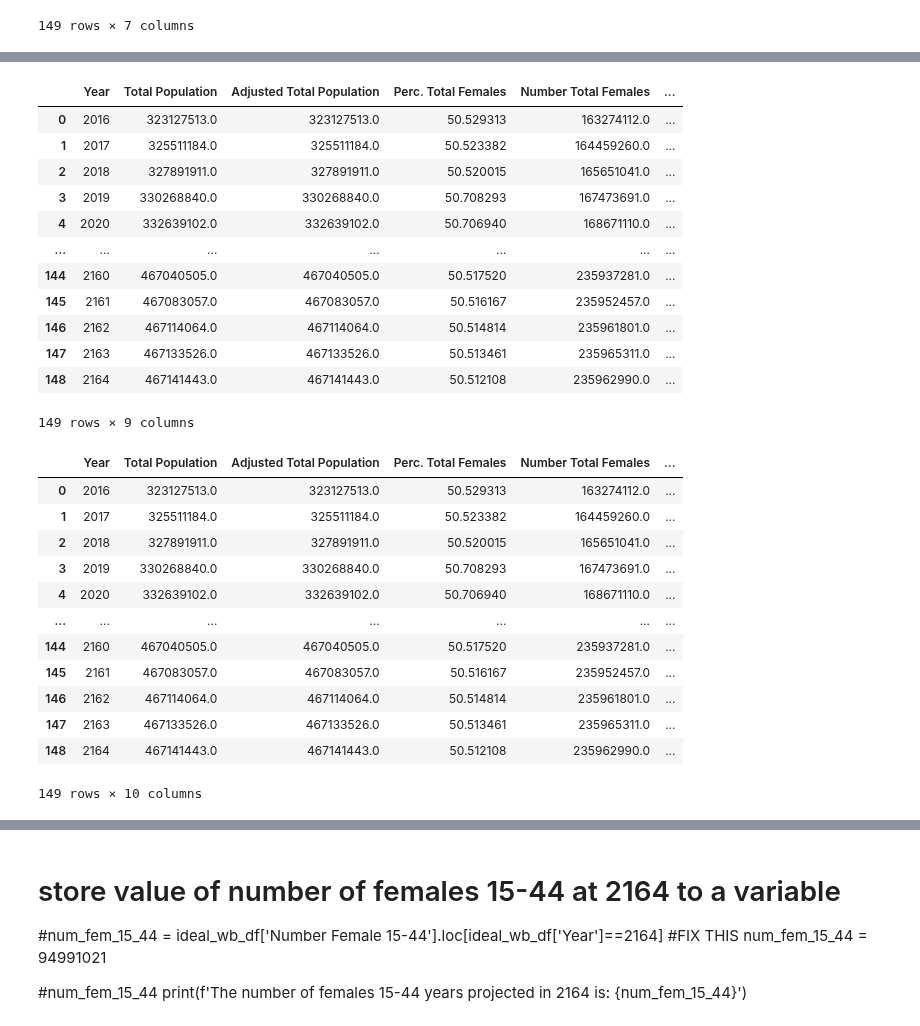
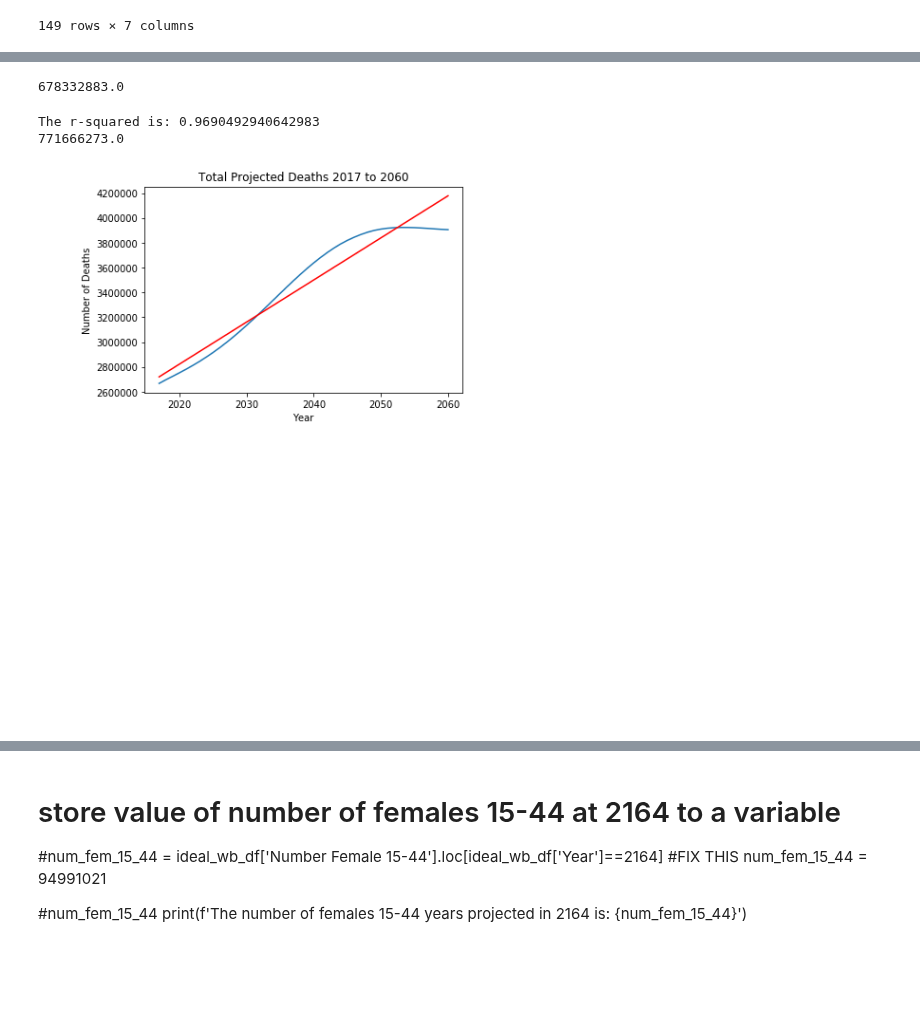
Before and after one commit to plowden/project-1-group-6, a Jupyter notebook: Net International Migration.ipynb, the cells around one changed output, grey strips where cells are left out. Drawn from its saved outputs; the diff is of its cells as text; code cells hidden in the pictures; blank space fills up the shorter version.

```diff
--- a/Net International Migration.ipynb
+++ b/Net International Migration.ipynb
@@ -729,39 +772,51 @@ ideal_wb_df
+# %%
+# calculate and store value of total number of births from 2016 to 2164
+num_births = ideal_wb_df['Births'].sum()
+num_births
+# %% [output]
+678332883.0
+# %%
+deaths_df_mf
+
+# DEATHS - plot and then regress to 2164
+# Add the linear regression equation and line to plot
+fig, ax = plt.subplots()
+(slope, intercept, rvalue, pvalue, stderr) = linregress(deaths_df_mf['YEAR'], deaths_df_mf['TOTAL_DEATHS'])
+regress_values = deaths_df_mf['YEAR'] * slope + intercept
+line_eq = "y = " + str(round(slope,2)) + "x + " + str(round(intercept,2))
+ax.plot(deaths_df_mf['YEAR'], deaths_df_mf['TOTAL_DEATHS'])
+ax.plot(deaths_df_mf['YEAR'],regress_values,"r-")
+ax.annotate(line_eq,(2000,40),fontsize=15,color="red")
+ax.set_xlabel('Year')
+ax.set_ylabel('Number of Deaths')
+ax.set_title('Total Projected Deaths 2017 to 2060')
+print(f"The r-squared is: {rvalue}")
+#plt.show()
+
+# add in extra years to births df and regress out to 2164
+
+added_years_d = pd.DataFrame({'YEAR': range(2061,2165)})
+added_years_d['TOTAL_DEATHS']= round(added_years_d * slope + intercept)
+added_years_d['YEAR']
+
+deaths_proj_df = pd.concat([deaths_df_mf, added_years_d])
+deaths_proj_df = deaths_proj_df.rename(columns={'YEAR':'Year', 'TOTAL_DEATHS':'Deaths'})
+deaths_proj_df
+
+total_deaths = deaths_proj_df['Deaths'].sum()
+print(total_deaths)
+# %% [output]
+The r-squared is: 0.9690492940642983
+771666273.0
+[figure, added]
 # %%
 # calculate live births for each year by TFR * Number of Females 15-44
-ideal_wb_df['Number Live Births'] = round(ideal_wb_df['TFR']*ideal_wb_df['Number Female 15-44'])
-ideal_wb_df
+#ideal_wb_df['Number Live Births'] = round(ideal_wb_df['TFR']*ideal_wb_df['Number Female 15-44'])
+#ideal_wb_df
-# %% [output]
-|  | Year | Total Population | Adjusted Total Population | Perc. Total Females | Number Total Females | ... |
-| 0 | 2016 | 323127513.0 | 323127513.0 | 50.529313 | 163274112.0 | ... |
-| 1 | 2017 | 325511184.0 | 325511184.0 | 50.523382 | 164459260.0 | ... |
-| 2 | 2018 | 327891911.0 | 327891911.0 | 50.520015 | 165651041.0 | ... |
-| 3 | 2019 | 330268840.0 | 330268840.0 | 50.708293 | 167473691.0 | ... |
-| 4 | 2020 | 332639102.0 | 332639102.0 | 50.706940 | 168671110.0 | ... |
-| ... | ... | ... | ... | ... | ... | ... |
-| 144 | 2160 | 467040505.0 | 467040505.0 | 50.517520 | 235937281.0 | ... |
-| 145 | 2161 | 467083057.0 | 467083057.0 | 50.516167 | 235952457.0 | ... |
-| 146 | 2162 | 467114064.0 | 467114064.0 | 50.514814 | 235961801.0 | ... |
-| 147 | 2163 | 467133526.0 | 467133526.0 | 50.513461 | 235965311.0 | ... |
-| 148 | 2164 | 467141443.0 | 467141443.0 | 50.512108 | 235962990.0 | ... |
-149 rows × 9 columns
 # %%
 # create new column to calculate number difference of births between years
-num_live_births = ideal_wb_df['Number Live Births']
-ideal_wb_df['Change in births'] = ideal_wb_df['Number Live Births'].diff()
-ideal_wb_df
+#num_live_births = ideal_wb_df['Number Live Births']
+#ideal_wb_df['Change in births'] = ideal_wb_df['Number Live Births'].diff()
+#ideal_wb_df
-# %% [output]
-|  | Year | Total Population | Adjusted Total Population | Perc. Total Females | Number Total Females | ... |
-| 0 | 2016 | 323127513.0 | 323127513.0 | 50.529313 | 163274112.0 | ... |
-| 1 | 2017 | 325511184.0 | 325511184.0 | 50.523382 | 164459260.0 | ... |
-| 2 | 2018 | 327891911.0 | 327891911.0 | 50.520015 | 165651041.0 | ... |
-| 3 | 2019 | 330268840.0 | 330268840.0 | 50.708293 | 167473691.0 | ... |
-| 4 | 2020 | 332639102.0 | 332639102.0 | 50.706940 | 168671110.0 | ... |
-| ... | ... | ... | ... | ... | ... | ... |
-| 144 | 2160 | 467040505.0 | 467040505.0 | 50.517520 | 235937281.0 | ... |
-| 145 | 2161 | 467083057.0 | 467083057.0 | 50.516167 | 235952457.0 | ... |
-| 146 | 2162 | 467114064.0 | 467114064.0 | 50.514814 | 235961801.0 | ... |
-| 147 | 2163 | 467133526.0 | 467133526.0 | 50.513461 | 235965311.0 | ... |
-| 148 | 2164 | 467141443.0 | 467141443.0 | 50.512108 | 235962990.0 | ... |
-149 rows × 10 columns
 # %%
 # calculate average of differences in change in births
```
Also changed, not shown: parts of 10 cells of this notebook.
